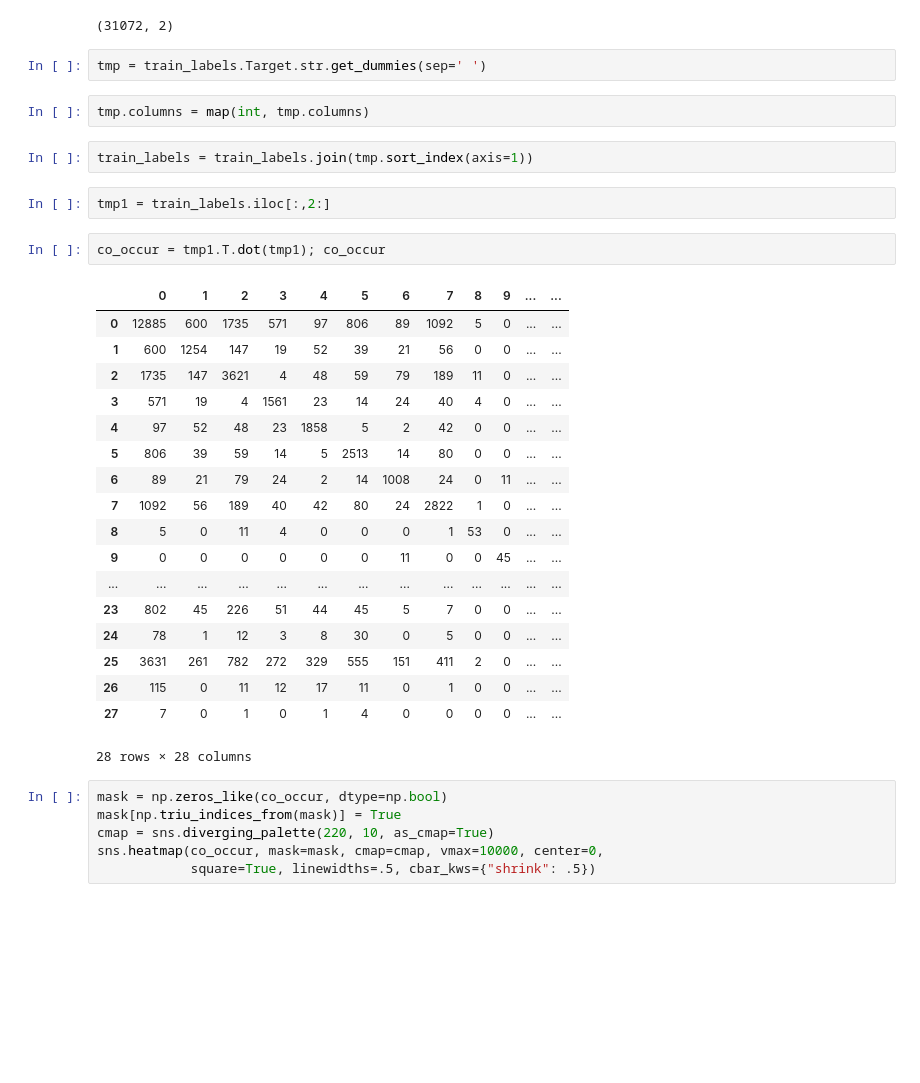
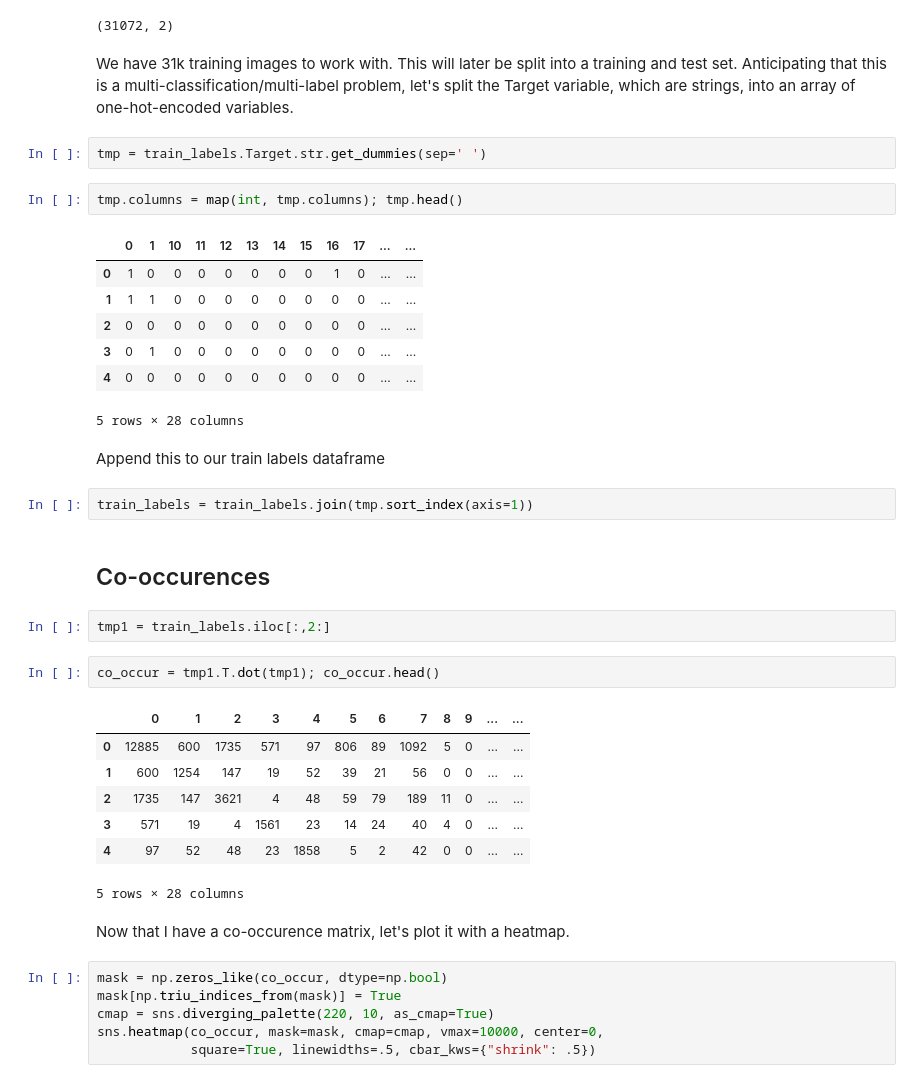
Before and after one commit to GdMacmillan/kaggle-protein-classification, a Jupyter notebook: EDA and baseline.ipynb, the cells around one changed output. Cells and saved outputs as stored; diff of their text form; blank space fills up the shorter version.

```diff
--- a/EDA and baseline.ipynb
+++ b/EDA and baseline.ipynb
@@ -29,35 +36,40 @@ train_labels.head()
 train_labels.shape
 # %% [output]
 (31072, 2)
+# %% [markdown]
+We have 31k training images to work with. This will later be split into a training and test set. Anticipating that this is a multi-classification/multi-label problem, let's split the Target variable, which are strings, into an array of one-hot-encoded variables.
 # %%
 tmp = train_labels.Target.str.get_dummies(sep=' ')
 # %%
-tmp.columns = map(int, tmp.columns)
+tmp.columns = map(int, tmp.columns); tmp.head()
+# %% [output]
+|  | 0 | 1 | 10 | 11 | 12 | 13 | 14 | 15 | 16 | 17 | ... | ... |
+| 0 | 1 | 0 | 0 | 0 | 0 | 0 | 0 | 0 | 1 | 0 | ... | ... |
+| 1 | 1 | 1 | 0 | 0 | 0 | 0 | 0 | 0 | 0 | 0 | ... | ... |
+| 2 | 0 | 0 | 0 | 0 | 0 | 0 | 0 | 0 | 0 | 0 | ... | ... |
+| 3 | 0 | 1 | 0 | 0 | 0 | 0 | 0 | 0 | 0 | 0 | ... | ... |
+| 4 | 0 | 0 | 0 | 0 | 0 | 0 | 0 | 0 | 0 | 0 | ... | ... |
+5 rows × 28 columns
+# %% [markdown]
+Append this to our train labels dataframe
 # %%
 train_labels = train_labels.join(tmp.sort_index(axis=1))
+# %% [markdown]
+## Co-occurences
 # %%
 tmp1 = train_labels.iloc[:,2:]
 # %%
-co_occur = tmp1.T.dot(tmp1); co_occur
+co_occur = tmp1.T.dot(tmp1); co_occur.head()
 # %% [output]
 |  | 0 | 1 | 2 | 3 | 4 | 5 | 6 | 7 | 8 | 9 | ... | ... |
 | 0 | 12885 | 600 | 1735 | 571 | 97 | 806 | 89 | 1092 | 5 | 0 | ... | ... |
 | 1 | 600 | 1254 | 147 | 19 | 52 | 39 | 21 | 56 | 0 | 0 | ... | ... |
 | 2 | 1735 | 147 | 3621 | 4 | 48 | 59 | 79 | 189 | 11 | 0 | ... | ... |
 | 3 | 571 | 19 | 4 | 1561 | 23 | 14 | 24 | 40 | 4 | 0 | ... | ... |
 | 4 | 97 | 52 | 48 | 23 | 1858 | 5 | 2 | 42 | 0 | 0 | ... | ... |
-| 5 | 806 | 39 | 59 | 14 | 5 | 2513 | 14 | 80 | 0 | 0 | ... | ... |
-| 6 | 89 | 21 | 79 | 24 | 2 | 14 | 1008 | 24 | 0 | 11 | ... | ... |
-| 7 | 1092 | 56 | 189 | 40 | 42 | 80 | 24 | 2822 | 1 | 0 | ... | ... |
-| 8 | 5 | 0 | 11 | 4 | 0 | 0 | 0 | 1 | 53 | 0 | ... | ... |
-| 9 | 0 | 0 | 0 | 0 | 0 | 0 | 11 | 0 | 0 | 45 | ... | ... |
-| ... | ... | ... | ... | ... | ... | ... | ... | ... | ... | ... | ... | ... |
-| 23 | 802 | 45 | 226 | 51 | 44 | 45 | 5 | 7 | 0 | 0 | ... | ... |
-| 24 | 78 | 1 | 12 | 3 | 8 | 30 | 0 | 5 | 0 | 0 | ... | ... |
-| 25 | 3631 | 261 | 782 | 272 | 329 | 555 | 151 | 411 | 2 | 0 | ... | ... |
-| 26 | 115 | 0 | 11 | 12 | 17 | 11 | 0 | 1 | 0 | 0 | ... | ... |
-| 27 | 7 | 0 | 1 | 0 | 1 | 4 | 0 | 0 | 0 | 0 | ... | ... |
-28 rows × 28 columns
+5 rows × 28 columns
+# %% [markdown]
+Now that I have a co-occurence matrix, let's plot it with a heatmap.
 # %%
 mask = np.zeros_like(co_occur, dtype=np.bool)
 mask[np.triu_indices_from(mask)] = True
```
Also changed, not shown: parts of 29 cells of this notebook, 2 other files.
